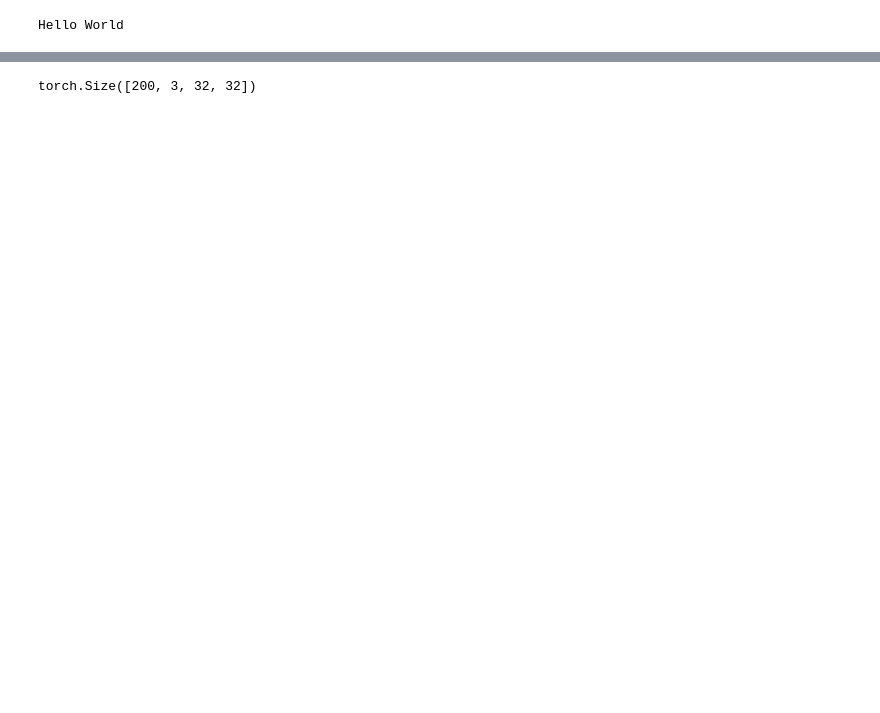
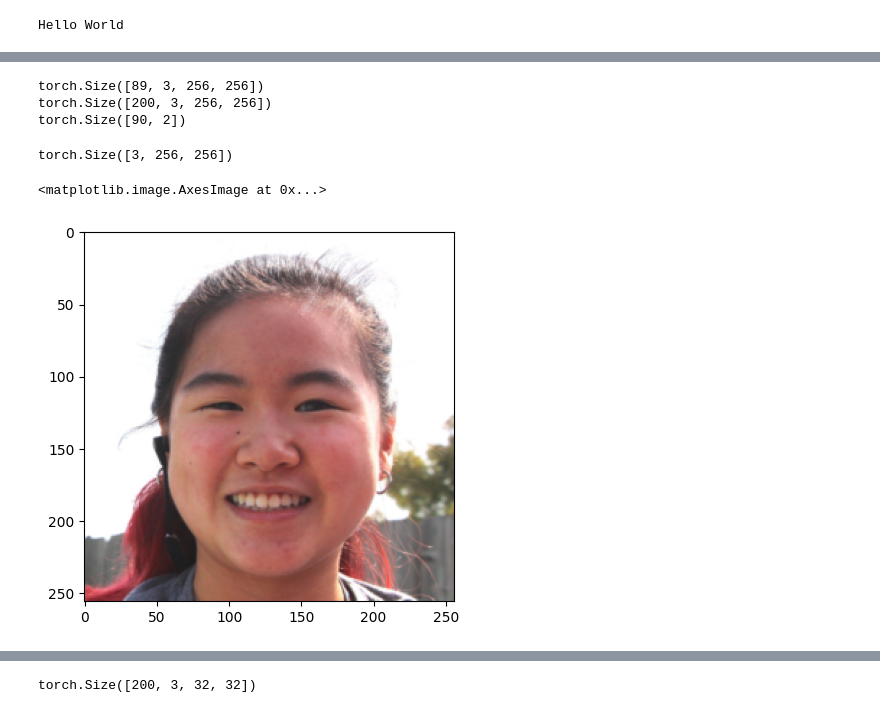
Before and after one commit to Saurabh2403-code/SFU_research_internship, a Jupyter notebook: examples/images/cifar10/ImageBaselineExperiment/mode_count.ipynb, the cells around one changed output, grey strips where cells are left out. Cells and saved outputs as stored; diff of their text form; code cells hidden in the pictures; blank space fills up the shorter version.

```diff
--- a/examples/images/cifar10/ImageBaselineExperiment/mode_count.ipynb
+++ b/examples/images/cifar10/ImageBaselineExperiment/mode_count.ipynb
@@ -33,7 +37,4 @@ import torchvision
 # %%
-original_images=torch.load('/home/saurabhg/scratch/cifar10_data/image_tensor/original_image_100.pt')
-generated_images=torch.load('/home/saurabhg/scratch/flow_outputs/icfm/image_tensor/generated_ICFM_images_step_90000.pt')
-indices=torch.load('/home/saurabhg/scratch/flow_outputs/icfm/distances/lpips_minimum_indices.pt')
+original_images=torch.load('/home/saurabhg/scratch/LATENT_DATASET/flow_outputs/icfm/image_tensor/original_image_tensor.pt')
+generated_images=torch.load('/home/saurabhg/scratch/LATENT_DATASET/flow_outputs/icfm/image_tensor/generated_images_200_iteration1_python_inference_scipt.pt')
+indices=torch.load('/home/saurabhg/scratch/LATENT_DATASET/flow_outputs/icfm/distances/iteration1/lpips_minimum_indices.pt')#
-# %%
-generated_images
-original_images=original_images.to(generated_images.device)
@@ -43,0 +43,8 @@ device(type='cuda', index=0)
+# %%
+print(original_images.shape)
+print(generated_images.shape)
+print(indices.shape)
+# %% [output]
+torch.Size([89, 3, 256, 256])
+torch.Size([200, 3, 256, 256])
+torch.Size([90, 2])
@@ -43,0 +53,12 @@ device(type='cuda', index=0)
+# %%
+original_images[-1].shape
+# %% [output]
+torch.Size([3, 256, 256])
+# %%
+def image(x:torch.tensor):
+    return x.permute([1,2,0]).detach().cpu()
+# %%
+plt.imshow(image(original_images[-2]))
+# %% [output]
+<matplotlib.image.AxesImage at 0x...>
+[figure, added]
```
Also changed, not shown: parts of 82 cells of this notebook, 8 other files.
